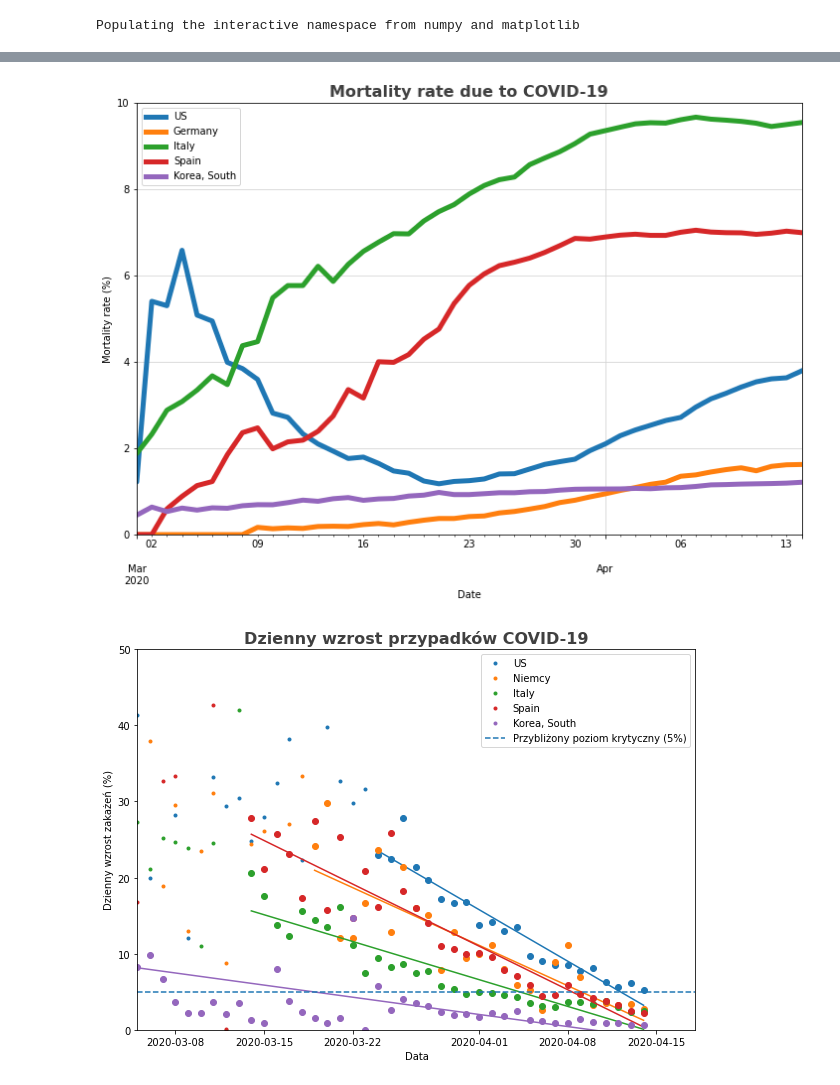
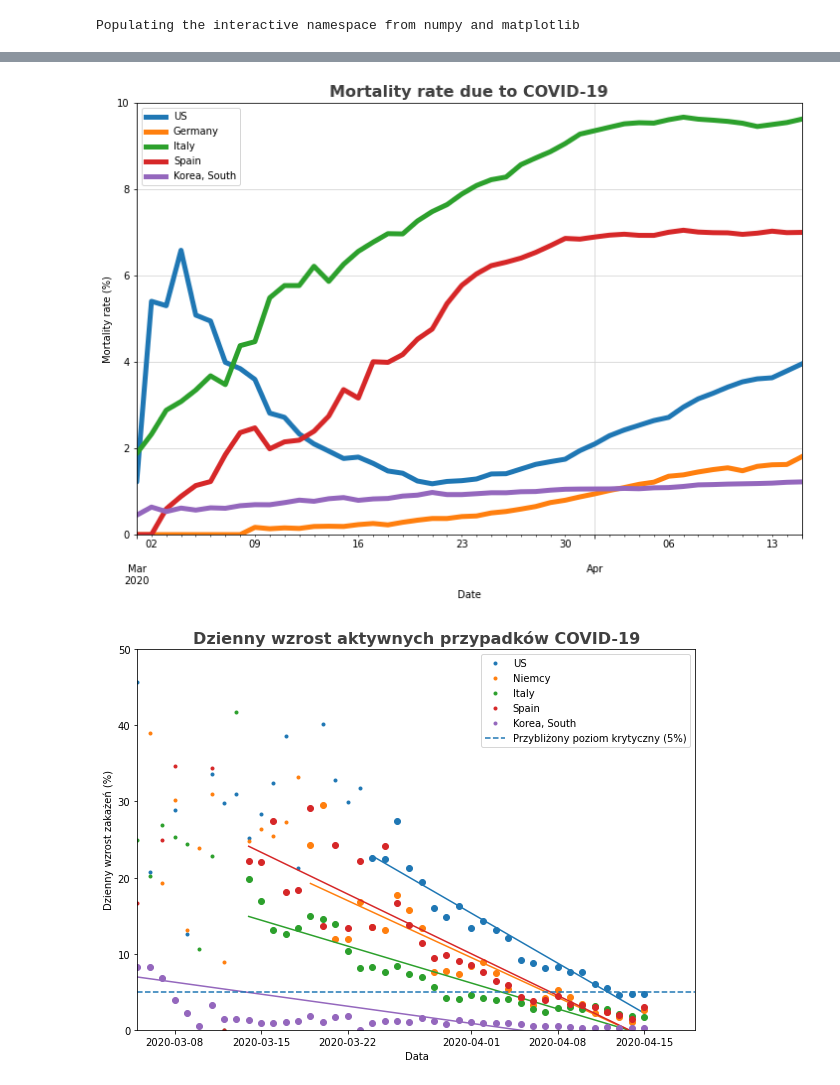
Before and after one commit to jochym/covid_plots, a Jupyter notebook: Covid_plots.ipynb, the cells around one changed output, grey strips where cells are left out. Saved outputs shown, nothing was run; the diff lists cells and outputs as text; code cells hidden in the pictures.

Commit message:
Use active cases in relative growth plot.

```diff
--- a/Covid_plots.ipynb
+++ b/Covid_plots.ipynb
@@ -50,31 +51,29 @@ populations = {fix_names(c):n for c, _, _, n in
                    pop[pop['Country Name'].isin(selcnt) & (pop.Year==2018)].values}
 
 selcnt = [fix_names(c) for c in selcnt]
+countries = list(populations.keys())
 
-# Section 2 - Loading and Selecting Data
+# Loading data
 df = pd.read_csv('https://raw.githubusercontent.com/datasets/covid-19/master/data/countries-aggregated.csv', parse_dates=['Date'])
 
-countries = list(populations.keys())
 df = df[df['Country'].isin(countries)]
-v = df.copy()
 
-# Section 3 - Creating a Summary Column
 df['Cases'] = df[['Confirmed', 'Recovered', 'Deaths']].sum(axis=1)
 
-# Section 4 - Restructuring our Data
-df = df.pivot(index='Date', columns='Country', values='Cases')
-countries = list(df.columns)
-covid = df.reset_index('Date')
+covid = df.pivot(index='Date', columns='Country', values='Cases')
+covid = covid.reset_index('Date')
 covid.set_index(['Date'], inplace=True)
 covid.columns = countries
+
+conf = df.pivot(index='Date', columns='Country', values='Confirmed')
+recov = df.pivot(index='Date', columns='Country', values='Recovered')
+rel = conf.pct_change()
 
 percapita = covid.copy()
 for country in percapita:
     percapita[country] = percapita[country]/populations[country]*100000
 
-rel = covid.pct_change()
-
-v = v.pivot(index='Date', columns='Country', values='Deaths')
+v = df.pivot(index='Date', columns='Country', values='Deaths')
 vict = v.reset_index('Date')
 vict.set_index(['Date'], inplace=True)
 vict.columns = countries
@@ -137,7 +136,7 @@ mortplt.set_xlabel('Date')
 mortplt.set_ylabel('Mortality rate (%)')
 mortplt.set_title('Mortality rate due to COVID-19', fontsize = 16, weight = 'bold', alpha = .75);
 # %% [output]
-[figure, old version]
+[figure, new version]
 # %%
 fig = plt.figure(figsize=(10,7))
 
@@ -152,32 +151,32 @@ def plleg(c):
         'Russia': 'Rosja'
     }
     if c in pl:
         return pl[c]
     else :
         return c
 
 ax = gca()
 for n, c in enumerate(selcnt):
     m = ~ (np.isnan(rel[c].values) | np.isinf(rel[c].values))
     t = np.arange(m.size)
     t = rel.index.to_pydatetime()
     for s, v in zip(t[m][::-1], rel[c].values[m][::-1]):
         if v>0.3 :
             break
     mm = m & (t > s)
     x = arange(rel.index.size)
     fit = polyfit(x[mm], rel[c].values[mm], 1)
     p = plt.plot(rel.index[m], 100*rel[c].values[m], '.', label=plleg(c))[0]
     plt.plot(rel.index[mm], 100*rel[c].values[mm], 'o', color=p.get_color())
     plt.plot(rel.index[mm], 100 * polyval(fit, x[mm]), color=p.get_color())
 
 plt.axhline(5, ls='--', label='Przybliżony poziom krytyczny (5%)')
 plt.ylim(0,50)
 plt.xlim(pd.Timestamp('2020-03-5'),None)
-plt.title('Dzienny wzrost przypadków COVID-19', fontsize = 16, weight = 'bold', alpha = .75)
+plt.title('Dzienny wzrost aktywnych przypadków COVID-19', fontsize = 16, weight = 'bold', alpha = .75)
 plt.ylabel('Dzienny wzrost zakażeń (%)')
 plt.xlabel('Data')
 plt.legend()
 plt.savefig('wzrosty_dzienne.png');
 # %% [output]
-[figure, old version]
+[figure, new version]
```
Also changed, not shown: parts of 5 cells of this notebook, 3 other files.
